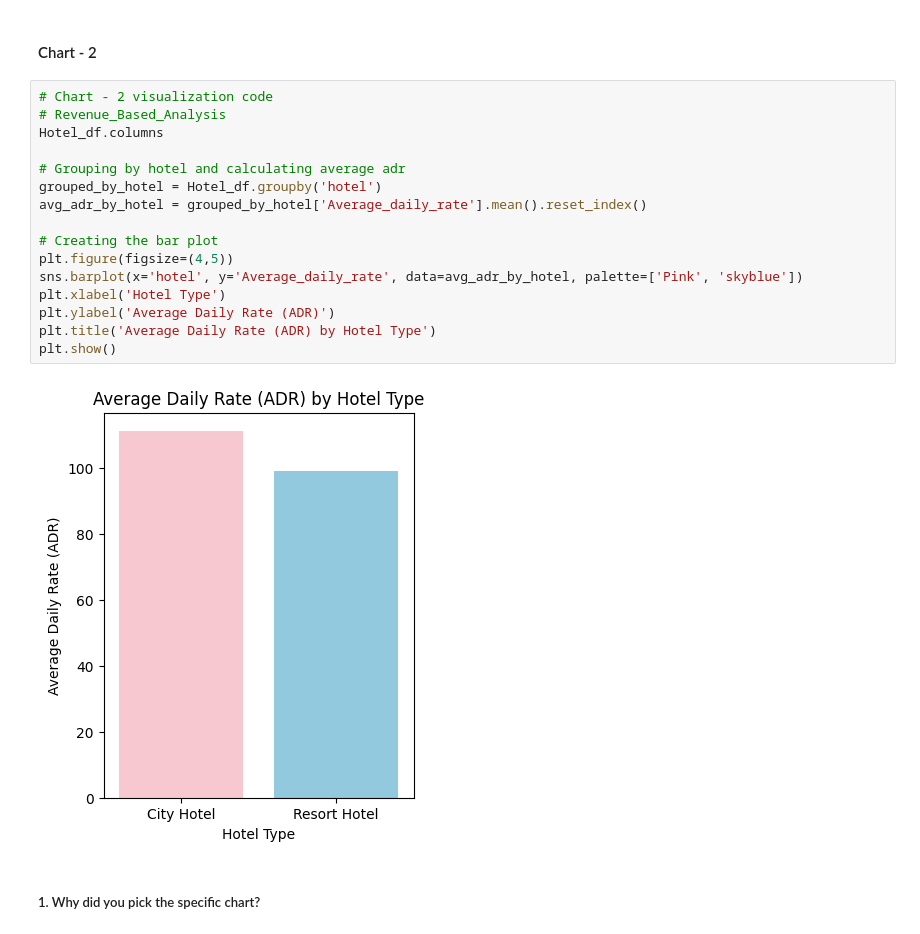
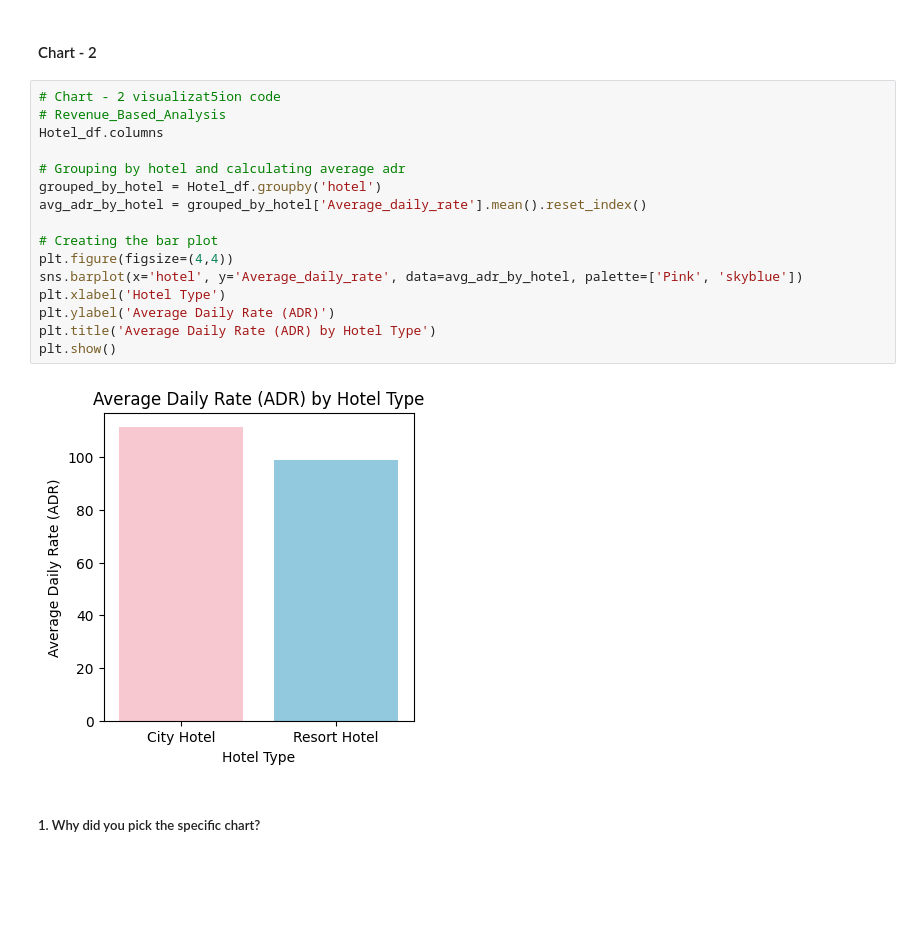
Before and after one commit to Sonall2023/Capstone_EDA_Hotel_booking, a Jupyter notebook: Final_Hotel_Booking_Analysis.ipynb, the cells around one changed output. Cells and saved outputs as stored; diff of their text form; blank space fills up the shorter version.

```diff
--- a/Final_Hotel_Booking_Analysis.ipynb
+++ b/Final_Hotel_Booking_Analysis.ipynb
@@ -527,23 +501,23 @@ By focusing on City Hotels' popularity, services, and marketing, business impact
 # %% [markdown]
 #### Chart - 2
 # %%
-# Chart - 2 visualization code
+# Chart - 2 visualizat5ion code
 # Revenue_Based_Analysis
 Hotel_df.columns
 
 # Grouping by hotel and calculating average adr
 grouped_by_hotel = Hotel_df.groupby('hotel')
 avg_adr_by_hotel = grouped_by_hotel['Average_daily_rate'].mean().reset_index()
 
 # Creating the bar plot
-plt.figure(figsize=(4,5))
+plt.figure(figsize=(4,4))
 sns.barplot(x='hotel', y='Average_daily_rate', data=avg_adr_by_hotel, palette=['Pink', 'skyblue'])
 plt.xlabel('Hotel Type')
 plt.ylabel('Average Daily Rate (ADR)')
 plt.title('Average Daily Rate (ADR) by Hotel Type')
 plt.show()
 # %% [output]
-[figure, old version]
+[figure, new version]
 # %% [markdown]
 ##### 1. Why did you pick the specific chart?
 # %% [markdown]
```
Also changed, not shown: parts of 25 cells of this notebook.
